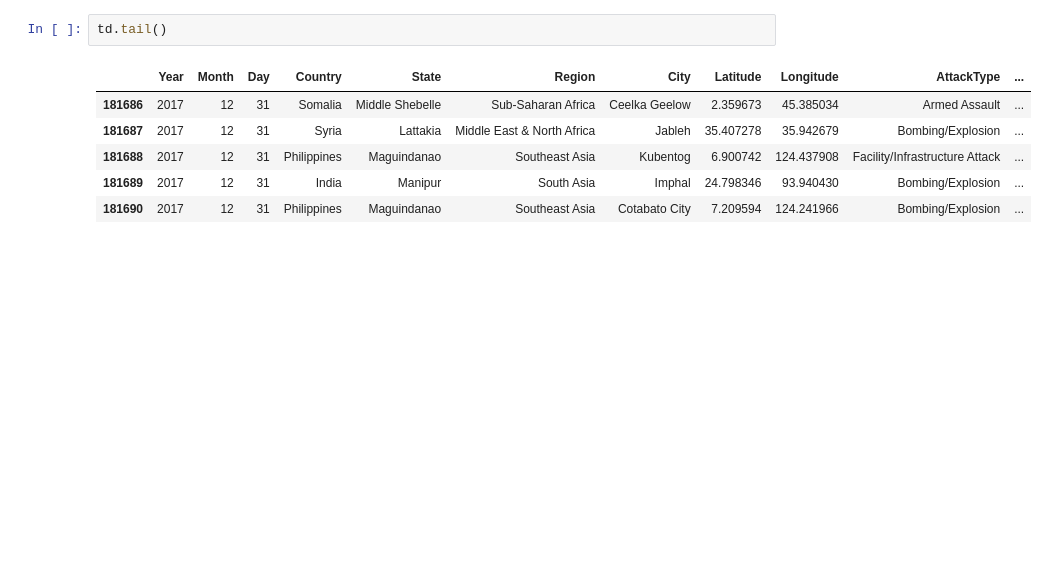
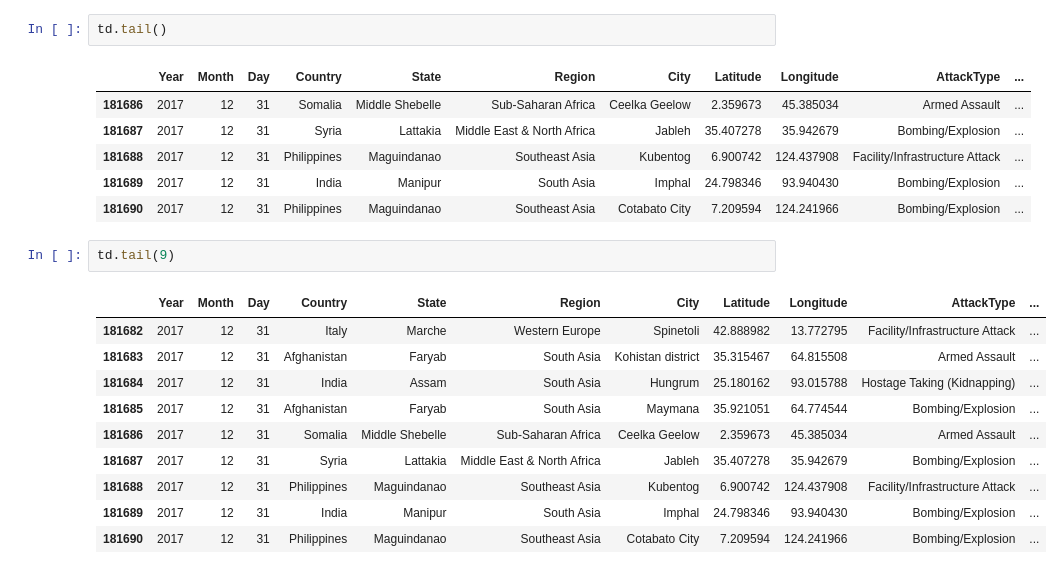
Before and after one commit to 6SHAIL/DATA-SCINECE, a Jupyter notebook: pandas_exercise.ipynb, the cells around one changed output. Cells and saved outputs as stored; diff of their text form; blank space fills up the shorter version.

```diff
--- a/pandas_exercise.ipynb
+++ b/pandas_exercise.ipynb
@@ -190,3 +190,16 @@ td.tail()
 | 181688 | 2017 | 12 | 31 | Philippines | Maguindanao | Southeast Asia | Kubentog | 6.900742 | 124.437908 | Facility/Infrastructure Attack | ... |
 | 181689 | 2017 | 12 | 31 | India | Manipur | South Asia | Imphal | 24.798346 | 93.940430 | Bombing/Explosion | ... |
 | 181690 | 2017 | 12 | 31 | Philippines | Maguindanao | Southeast Asia | Cotabato City | 7.209594 | 124.241966 | Bombing/Explosion | ... |
+# %%
+td.tail(9)
+# %% [output]
+|  | Year | Month | Day | Country | State | Region | City | Latitude | Longitude | AttackType | ... |
+| 181682 | 2017 | 12 | 31 | Italy | Marche | Western Europe | Spinetoli | 42.888982 | 13.772795 | Facility/Infrastructure Attack | ... |
+| 181683 | 2017 | 12 | 31 | Afghanistan | Faryab | South Asia | Kohistan district | 35.315467 | 64.815508 | Armed Assault | ... |
+| 181684 | 2017 | 12 | 31 | India | Assam | South Asia | Hungrum | 25.180162 | 93.015788 | Hostage Taking (Kidnapping) | ... |
+| 181685 | 2017 | 12 | 31 | Afghanistan | Faryab | South Asia | Maymana | 35.921051 | 64.774544 | Bombing/Explosion | ... |
+| 181686 | 2017 | 12 | 31 | Somalia | Middle Shebelle | Sub-Saharan Africa | Ceelka Geelow | 2.359673 | 45.385034 | Armed Assault | ... |
+| 181687 | 2017 | 12 | 31 | Syria | Lattakia | Middle East & North Africa | Jableh | 35.407278 | 35.942679 | Bombing/Explosion | ... |
+| 181688 | 2017 | 12 | 31 | Philippines | Maguindanao | Southeast Asia | Kubentog | 6.900742 | 124.437908 | Facility/Infrastructure Attack | ... |
+| 181689 | 2017 | 12 | 31 | India | Manipur | South Asia | Imphal | 24.798346 | 93.940430 | Bombing/Explosion | ... |
+| 181690 | 2017 | 12 | 31 | Philippines | Maguindanao | Southeast Asia | Cotabato City | 7.209594 | 124.241966 | Bombing/Explosion | ... |
```
